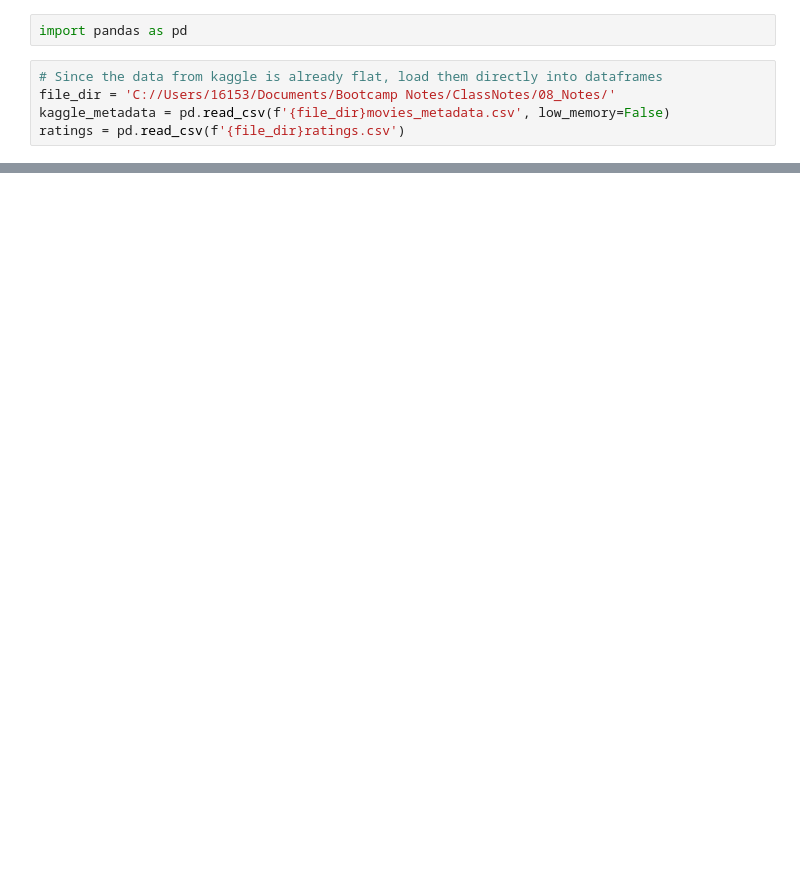
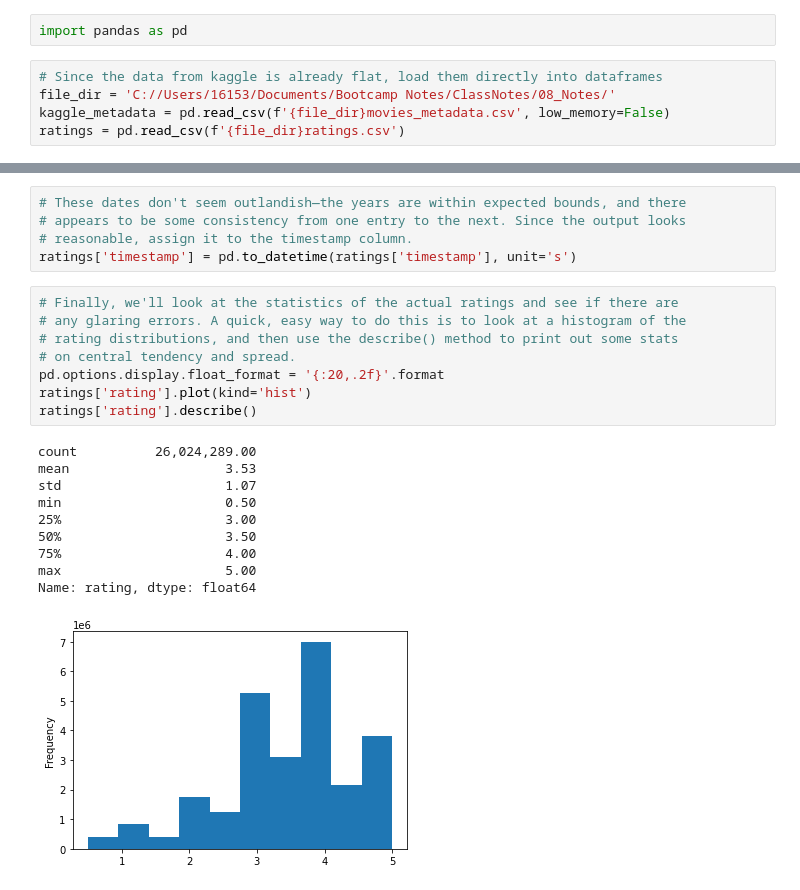
Before and after one commit to summerstime/Movies_ETL, a Jupyter notebook: MovieLens_Extract.ipynb, the cells around one changed output, grey strips where cells are left out. Drawn from its saved outputs; the diff is of its cells as text; blank space fills up the shorter version.

```diff
--- a/MovieLens_Extract.ipynb
+++ b/MovieLens_Extract.ipynb
@@ -18,0 +131,24 @@ kaggle_metadata.sample(3)
+# %%
+# These dates don't seem outlandish—the years are within expected bounds, and there
+# appears to be some consistency from one entry to the next. Since the output looks
+# reasonable, assign it to the timestamp column.
+ratings['timestamp'] = pd.to_datetime(ratings['timestamp'], unit='s')
+# %%
+# Finally, we'll look at the statistics of the actual ratings and see if there are
+# any glaring errors. A quick, easy way to do this is to look at a histogram of the
+# rating distributions, and then use the describe() method to print out some stats
+# on central tendency and spread.
+pd.options.display.float_format = '{:20,.2f}'.format
+ratings['rating'].plot(kind='hist')
+ratings['rating'].describe()
+# %% [output]
+count          26,024,289.00
+mean                    3.53
+std                     1.07
+min                     0.50
+25%                     3.00
+50%                     3.50
+75%                     4.00
+max                     5.00
+Name: rating, dtype: float64
+[figure, added]
```
Also changed, not shown: parts of 12 cells of this notebook, 2 other files.
